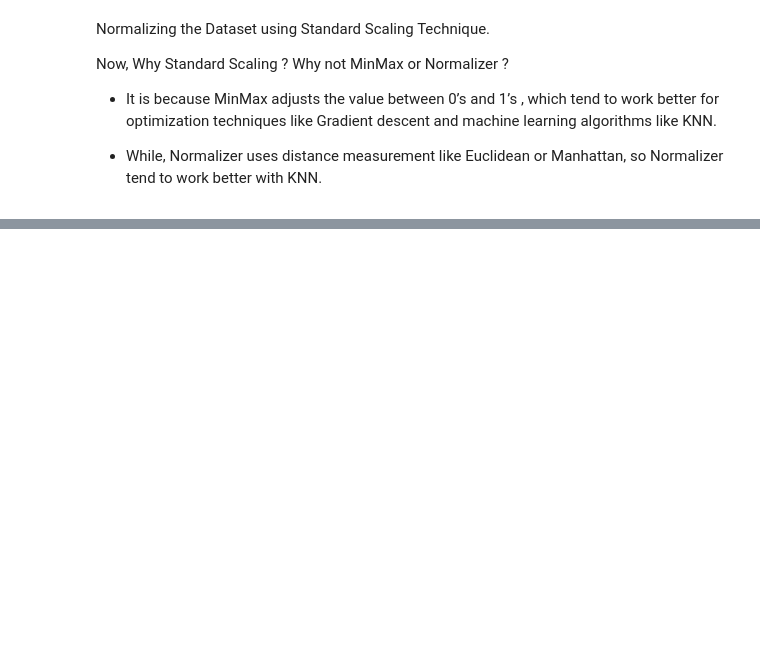
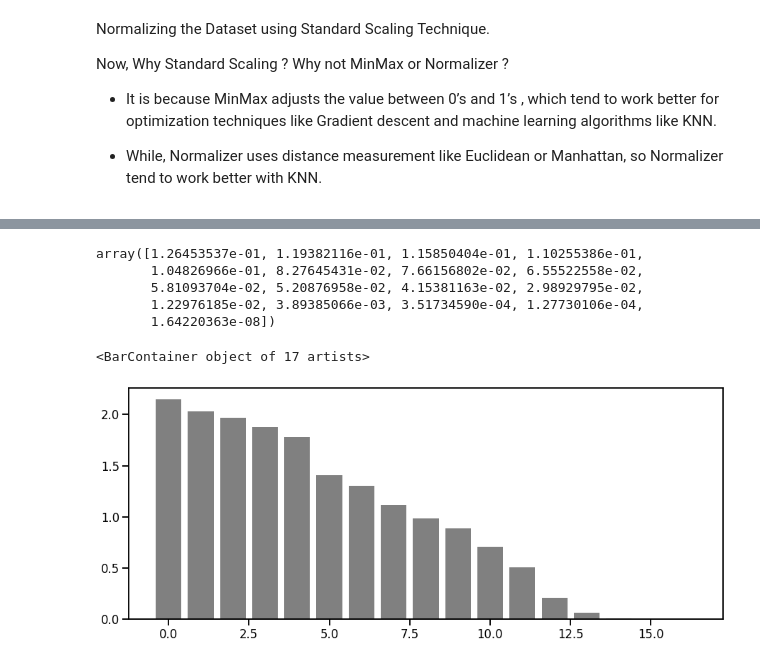
Before and after one commit to deepika1905/NYC-Taxi-Trip-Time-Prediction, a Jupyter notebook: Deepika_Yadav_NYC_Taxi_Trip_Time_Prediction_Capstone_Project.ipynb, the cells around one changed output, grey strips where cells are left out. Saved outputs shown, nothing was run; the diff lists cells and outputs as text; code cells hidden in the pictures; blank space fills up the shorter version.

Commit message:
Fifth Commit -  Decomposition using Principal Component Analysis (PCA)

```diff
--- a/Deepika_Yadav_NYC_Taxi_Trip_Time_Prediction_Capstone_Project.ipynb
+++ b/Deepika_Yadav_NYC_Taxi_Trip_Time_Prediction_Capstone_Project.ipynb
@@ -743,0 +751,25 @@ Now, Why Standard Scaling ? Why not MinMax or Normalizer ?
+# %%
+X = new_df
+# %%
+#Applying PCA
+
+from sklearn.decomposition import PCA
+
+pca = PCA(n_components=len(nyc_taxi_df.columns)-1)
+pca.fit_transform(X)
+var_rat = pca.explained_variance_ratio_
+var_rat
+# %% [output]
+array([1.26453537e-01, 1.19382116e-01, 1.15850404e-01, 1.10255386e-01,
+       1.04826966e-01, 8.27645431e-02, 7.66156802e-02, 6.55522558e-02,
+       5.81093704e-02, 5.20876958e-02, 4.15381163e-02, 2.98929795e-02,
+       1.22976185e-02, 3.89385066e-03, 3.51734590e-04, 1.27730106e-04,
+       1.64220363e-08])
+# %%
+#Variance Ratio vs PC plot
+
+plt.figure(figsize=(15,6))
+plt.bar(np.arange(pca.n_components_), pca.explained_variance_, color="grey")
+# %% [output]
+<BarContainer object of 17 artists>
+[figure, added]
```
Also changed, not shown: parts of 24 cells of this notebook.
